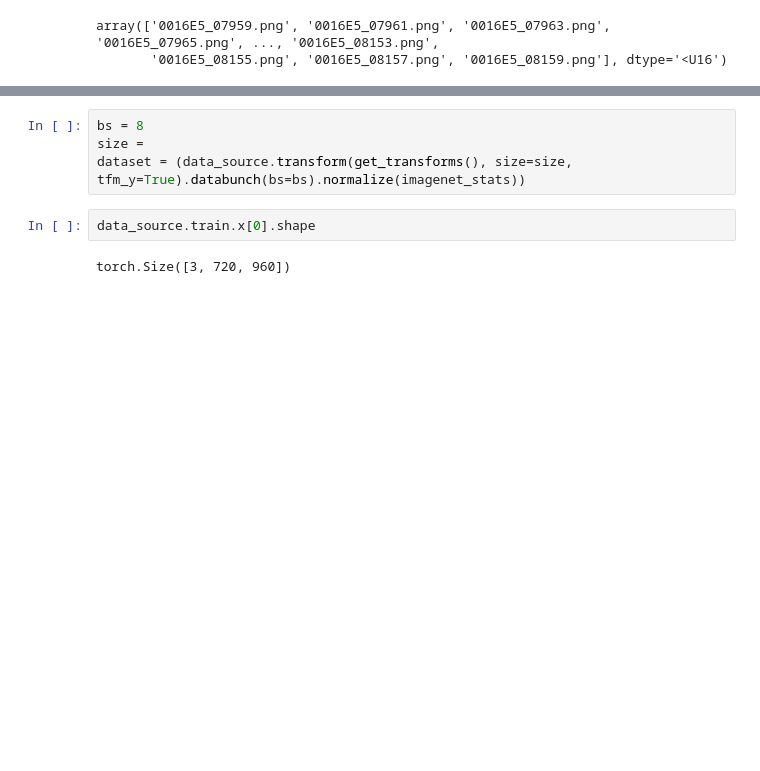
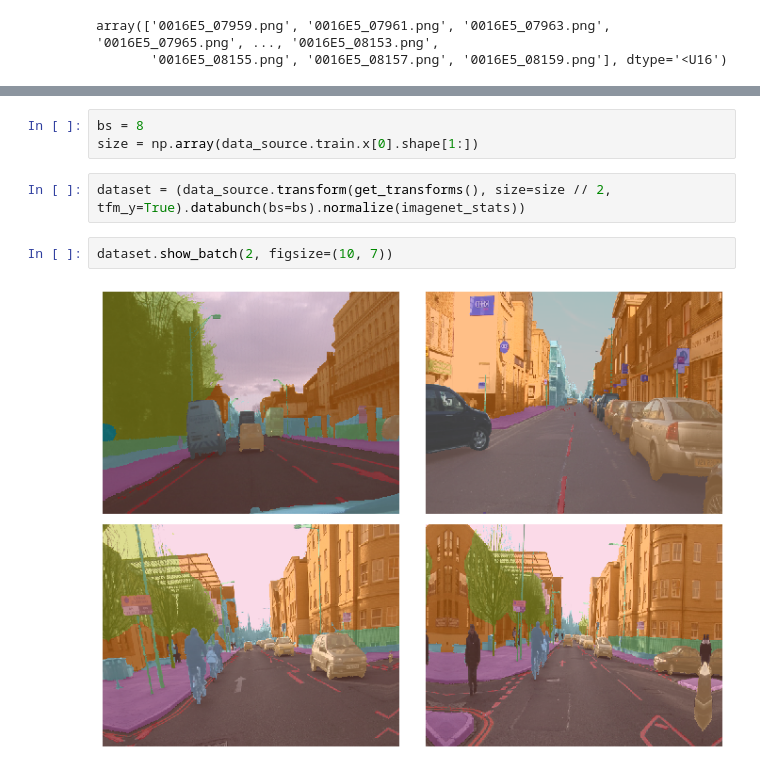
Before and after one commit to mdalvi/fast-ai-lessons, a Jupyter notebook: course-v3/nbs/dl1/lesson3_camvid_exercise.ipynb, the cells around one changed output, grey strips where cells are left out. Drawn from its saved outputs; the diff is of its cells as text; blank space fills up the shorter version.

```diff
--- a/course-v3/nbs/dl1/lesson3_camvid_exercise.ipynb
+++ b/course-v3/nbs/dl1/lesson3_camvid_exercise.ipynb
@@ -114,10 +114,11 @@ Path: C:\Users\Milind Dalvi\.fastai\data\camvid\images;
 
 Test: None
+# %%
+bs = 8
+size = np.array(data_source.train.x[0].shape[1:])
 # %%
-bs = 8
-size =
-dataset = (data_source.transform(get_transforms(), size=size, tfm_y=True).databunch(bs=bs).normalize(imagenet_stats))
+dataset = (data_source.transform(get_transforms(), size=size // 2, tfm_y=True).databunch(bs=bs).normalize(imagenet_stats))
-# %%
-data_source.train.x[0].shape
-# %% [output]
-torch.Size([3, 720, 960])
+# %%
+dataset.show_batch(2, figsize=(10, 7))
+# %% [output]
+[figure, added]
```
Also changed, not shown: parts of 48 cells of this notebook, 1 other file.
